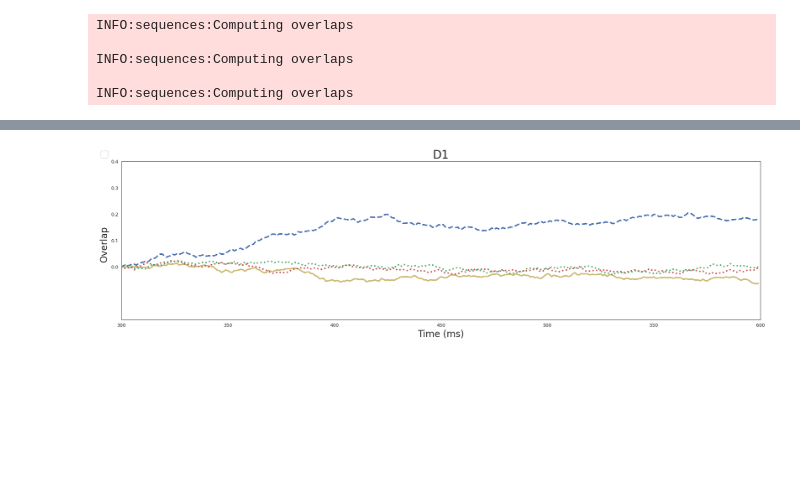
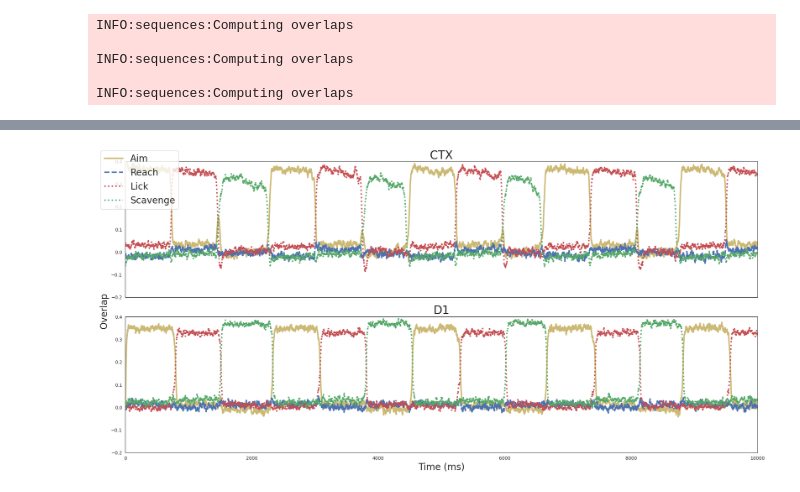
Before and after one commit to jp464/striatal-sequence, a Jupyter notebook: figures/article/1/net2-learning-adaptation.ipynb, the cells around one changed output, grey strips where cells are left out. Saved outputs shown, nothing was run; the diff lists cells and outputs as text; code cells hidden in the pictures; blank space fills up the shorter version.

```diff
--- a/figures/article/1/net2-learning-adaptation.ipynb
+++ b/figures/article/1/net2-learning-adaptation.ipynb
@@ -76,22 +93,22 @@ INFO:sequences:Computing overlaps
 sns.set_style('white')
 colors = sns.color_palette('deep')
 
-fig, axes = plt.subplots(1,1, sharex=True, sharey=True, tight_layout=True, figsize=(20,6))
-# axes.plot(overlaps_ctx[0], linestyle='solid', linewidth=3, color=colors[8], label='Aim')
-# axes.plot(overlaps_ctx[1], linestyle='dashed', linewidth=3, color=colors[0], label='Reach')
-# axes.plot(overlaps_ctx[2], linestyle='dotted', linewidth=3, color=colors[3], label='Lick')
-# axes.plot(overlaps_ctx[3], linestyle='dotted', linewidth=3, color=colors[2], label='Scavenge')
-# axes.set_yticks([0.0, 0.1, 0.2, 0.3, 0.4])
-# axes.set_title("CTX", fontsize=25)
+fig, axes = plt.subplots(2, 1, sharex=True, sharey=True, tight_layout=True, figsize=(20,10))
+axes[0].plot(overlaps_ctx[0], linestyle='solid', linewidth=3, color=colors[8], label='Aim')
+axes[0].plot(overlaps_ctx[1], linestyle='dashed', linewidth=3, color=colors[0], label='Reach')
+axes[0].plot(overlaps_ctx[2], linestyle='dotted', linewidth=3, color=colors[3], label='Lick')
+axes[0].plot(overlaps_ctx[3], linestyle='dotted', linewidth=3, color=colors[2], label='Scavenge')
+# axes[0].set_yticks([0.0, 0.1, 0.2, 0.3, 0.4])
+axes[0].set_title("CTX", fontsize=25)
 # axes.set_xlabel('Time (ms)', fontsize=20)
-axes.plot(overlaps_d1[0], linestyle='solid', linewidth=3, color=colors[8])
-axes.plot(overlaps_d1[1], linestyle='dashed', linewidth=3, color=colors[0])
-axes.plot(overlaps_d1[2], linestyle='dotted', linewidth=3, color=colors[3])
-axes.plot(overlaps_d1[3], linestyle='dotted', linewidth=3, color=colors[2])
-axes.set_yticks([0.0, 0.1, 0.2, 0.3, 0.4])
-axes.set_title("D1", fontsize=25)
-axes.set_xlabel('Time (ms)', fontsize=20)
-# axes[1].set_xlabel('Time (ms)', fontsize=20)
+axes[1].plot(overlaps_d1[0], linestyle='solid', linewidth=3, color=colors[8])
+axes[1].plot(overlaps_d1[1], linestyle='dashed', linewidth=3, color=colors[0])
+axes[1].plot(overlaps_d1[2], linestyle='dotted', linewidth=3, color=colors[3])
+axes[1].plot(overlaps_d1[3], linestyle='dotted', linewidth=3, color=colors[2])
+# axes[1].set_yticks([0.0, 0.1, 0.2, 0.3, 0.4])
+axes[1].set_title("D1", fontsize=25)
+axes[1].set_xlabel('Time (ms)', fontsize=20)
+axes[1].set_xlabel('Time (ms)', fontsize=20)
 # axes[2].plot(overlaps_d2[0], linestyle='solid', linewidth=3, color=colors[8])
 # axes[2].plot(overlaps_d2[1], linestyle='dashed', linewidth=3, color=colors[0])
 # axes[2].plot(overlaps_d2[2], linestyle='dotted', linewidth=3, color=colors[3])
@@ -105,7 +122,7 @@ axes.set_xlabel('Time (ms)', fontsize=20)
 # axes[4].plot(np.average(network.pops[2].state, axis=0))
 # axes[4].plot(np.average(network.pops[2].depression * network.pops[2].state, axis=0))
 fig.text(-0.01, 0.5, 'Overlap', va='center', rotation='vertical', fontsize=20)
-plt.setp(axes, xlim=(300, 600))
+plt.setp(axes, xlim=(0, 10000))
 plt.setp(axes, ylim=(-.2, .4))
 plt.figlegend(fontsize=20, loc='upper left')
 # plt.figlegend(labels=['Aim', 'Reach', 'Lick'], fontsize=20)
@@ -117 +133 @@ WARNING:matplotlib.legend:No artists with labels found to put in legend.  Note t
-[figure, old version]
+[figure, new version]
```
Also changed, not shown: parts of 2 cells of this notebook, 5 other files.
